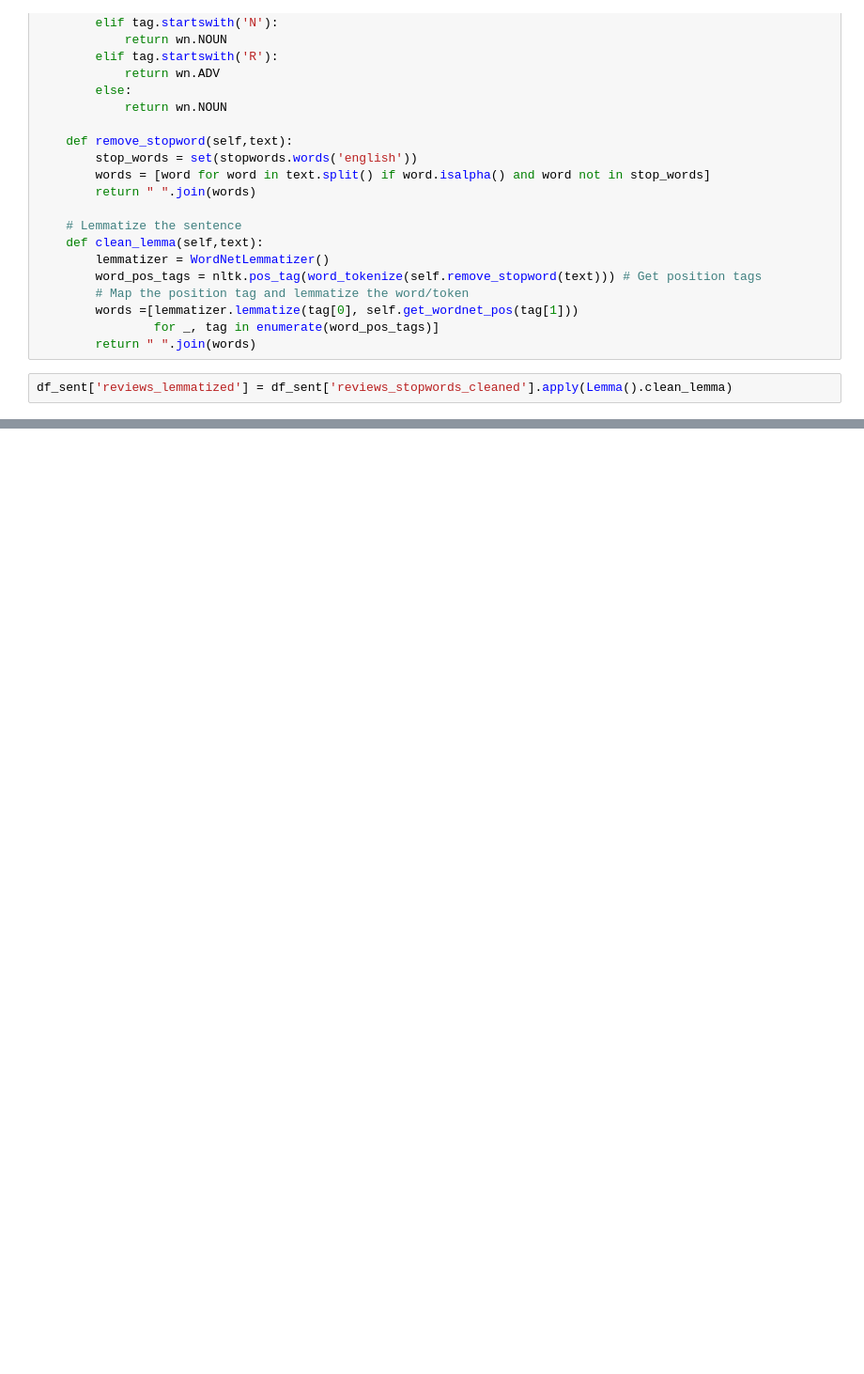
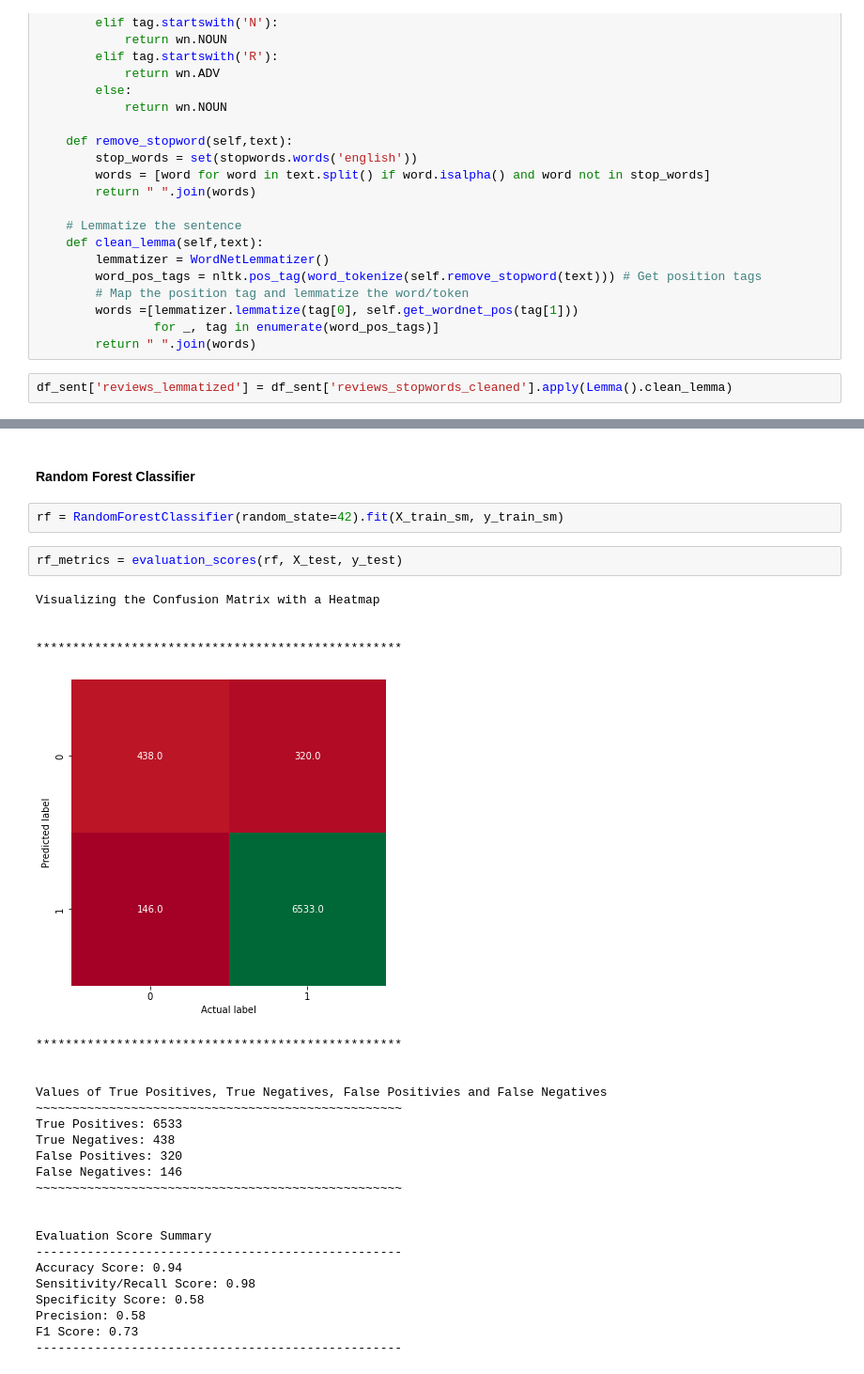
Before and after one commit to nick09fab/ML-Deployment, a Jupyter notebook: Recommendation_Systems/Sentiment_Analysis.ipynb, the cells around one changed output, grey strips where cells are left out. Shown at 94% size. Drawn from its saved outputs; the diff is of its cells as text; blank space fills up the shorter version.

```diff
--- a/Recommendation_Systems/Sentiment_Analysis.ipynb
+++ b/Recommendation_Systems/Sentiment_Analysis.ipynb
@@ -533,0 +847,32 @@ df_sent.sample()
+# %% [markdown]
+#### Random Forest Classifier
+# %%
+rf = RandomForestClassifier(random_state=42).fit(X_train_sm, y_train_sm)
+# %%
+rf_metrics = evaluation_scores(rf, X_test, y_test)
+# %% [output]
+Visualizing the Confusion Matrix with a Heatmap
+
+
+**************************************************
+[figure, added]
+**************************************************
+
+
+Values of True Positives, True Negatives, False Positivies and False Negatives
+~~~~~~~~~~~~~~~~~~~~~~~~~~~~~~~~~~~~~~~~~~~~~~~~~~
+True Positives: 6533
+True Negatives: 438
+False Positives: 320
+False Negatives: 146
+~~~~~~~~~~~~~~~~~~~~~~~~~~~~~~~~~~~~~~~~~~~~~~~~~~
+
+
+Evaluation Score Summary
+--------------------------------------------------
+Accuracy Score: 0.94
+Sensitivity/Recall Score: 0.98
+Specificity Score: 0.58
+Precision: 0.58
+F1 Score: 0.73
+--------------------------------------------------
```
Also changed, not shown: parts of 38 cells of this notebook.
